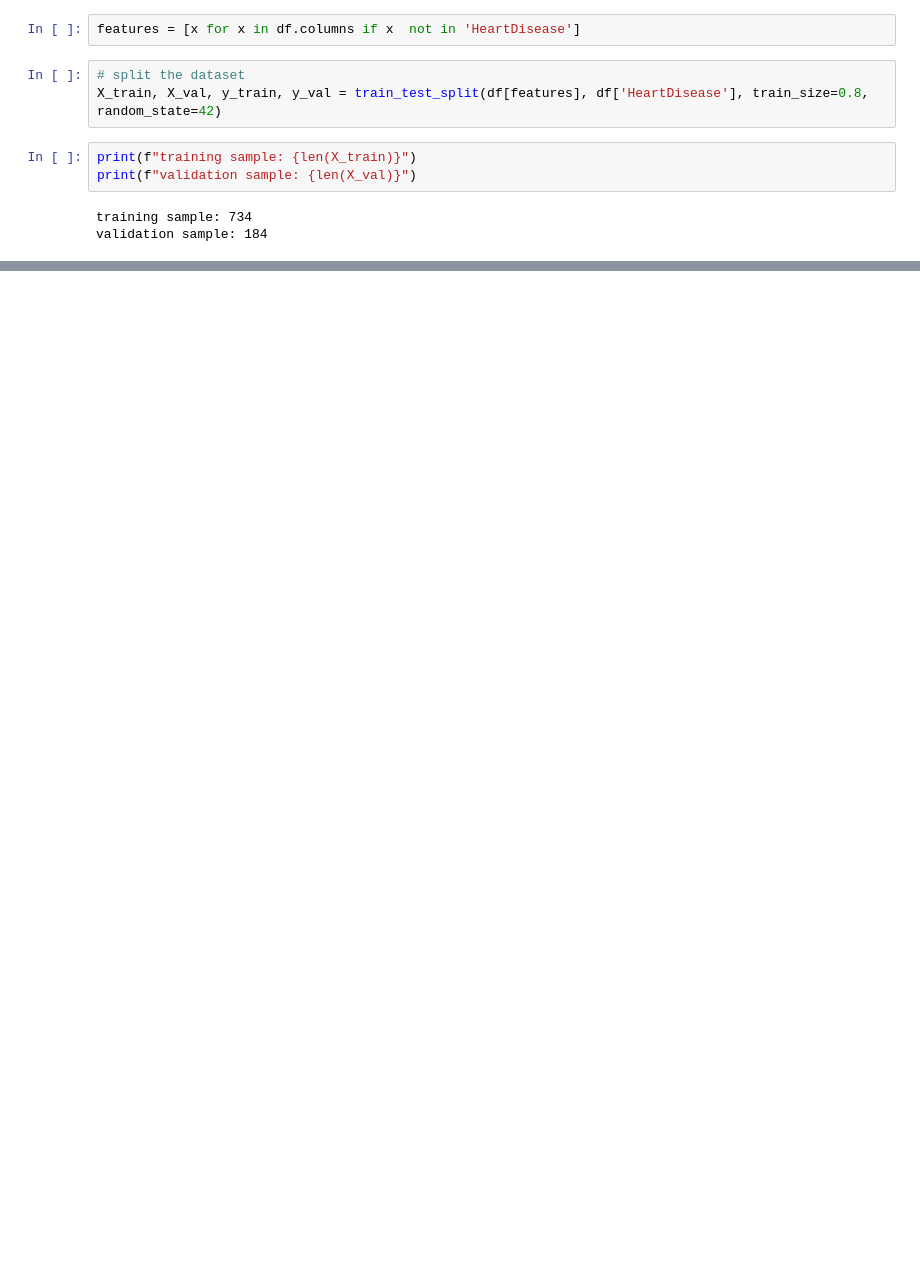
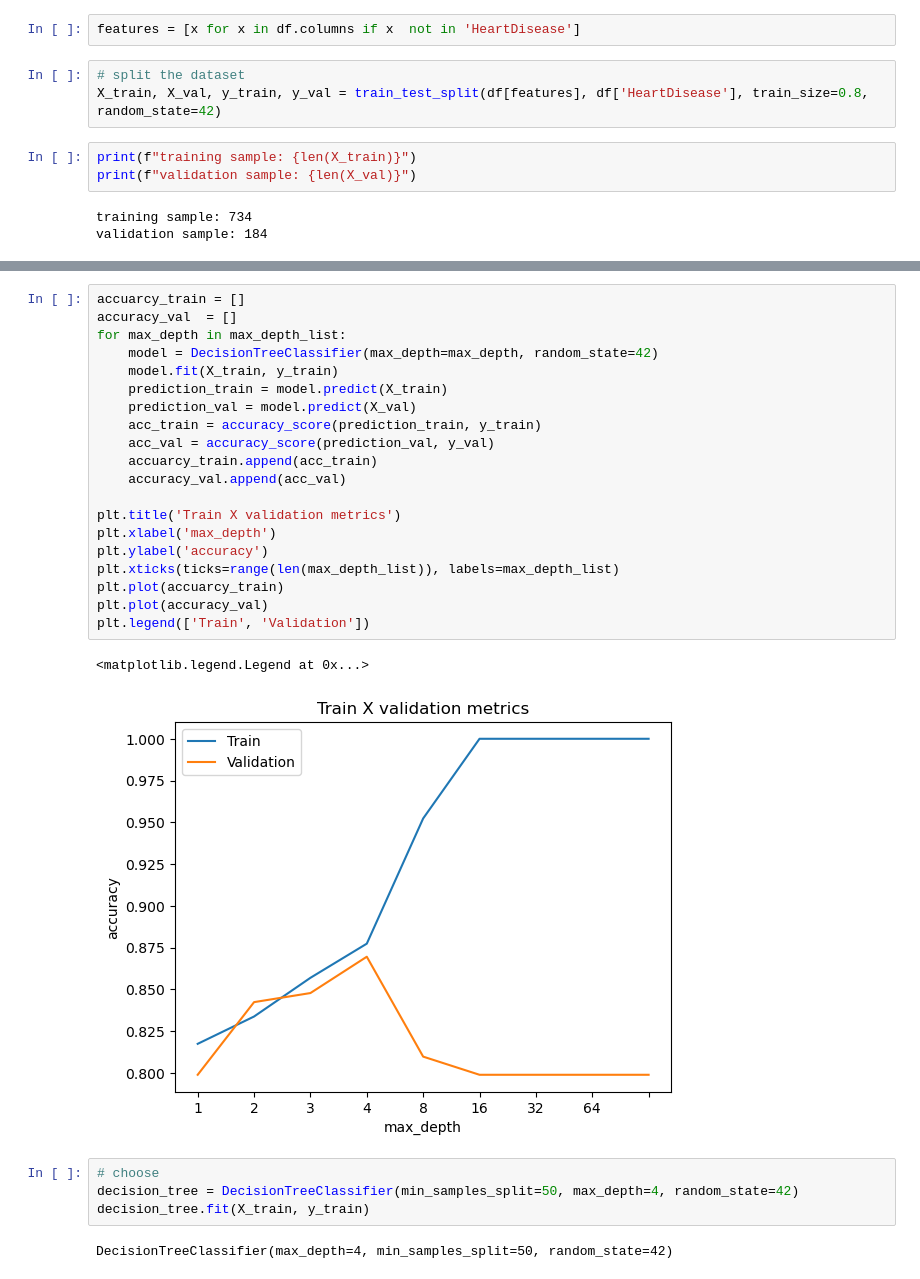
Before and after one commit to Bereketo/heart-diseases-prediction, a Jupyter notebook: notebooks/decision_trees.ipynb, the cells around one changed output, grey strips where cells are left out. Cells and saved outputs as stored; diff of their text form; blank space fills up the shorter version.

```diff
--- a/notebooks/decision_trees.ipynb
+++ b/notebooks/decision_trees.ipynb
@@ -44,0 +78,29 @@ validation sample: 184
+# %%
+accuarcy_train = []
+accuracy_val  = []
+for max_depth in max_depth_list:
+    model = DecisionTreeClassifier(max_depth=max_depth, random_state=42)
+    model.fit(X_train, y_train)
+    prediction_train = model.predict(X_train)
+    prediction_val = model.predict(X_val)
+    acc_train = accuracy_score(prediction_train, y_train)
+    acc_val = accuracy_score(prediction_val, y_val)
+    accuarcy_train.append(acc_train)
+    accuracy_val.append(acc_val)
+
+plt.title('Train X validation metrics')
+plt.xlabel('max_depth')
+plt.ylabel('accuracy')
+plt.xticks(ticks=range(len(max_depth_list)), labels=max_depth_list)
+plt.plot(accuarcy_train)
+plt.plot(accuracy_val)
+plt.legend(['Train', 'Validation'])
+# %% [output]
+<matplotlib.legend.Legend at 0x...>
+[figure, added]
+# %%
+# choose
+decision_tree = DecisionTreeClassifier(min_samples_split=50, max_depth=4, random_state=42)
+decision_tree.fit(X_train, y_train)
+# %% [output]
+DecisionTreeClassifier(max_depth=4, min_samples_split=50, random_state=42)
```
Also changed, not shown: parts of 15 cells of this notebook.
